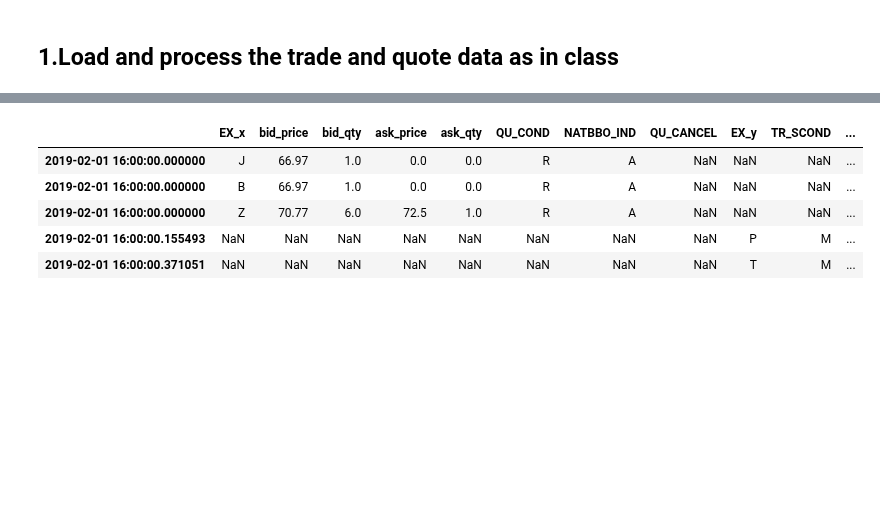
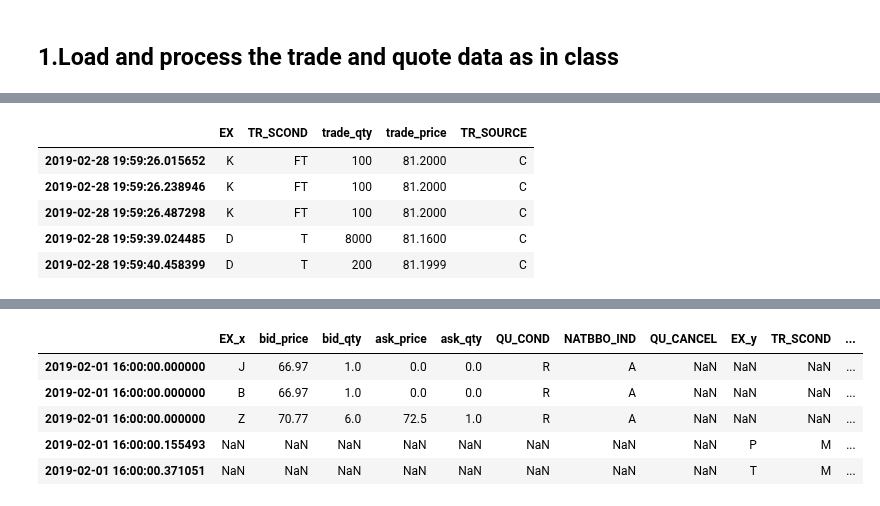
Before and after one commit to franklili3/Python-for-Finance-Engineering, a Jupyter notebook: homework4/homework4.ipynb, the cells around one changed output, grey strips where cells are left out. Saved outputs shown, nothing was run; the diff lists cells and outputs as text; code cells hidden in the pictures; blank space fills up the shorter version.

```diff
--- a/homework4/homework4.ipynb
+++ b/homework4/homework4.ipynb
@@ -47,3 +47,12 @@ finished fixing trade index : 2019-04-29 19:43:26:916208
+# %%
+trades.tail()
+# %% [output]
+|  | EX | TR_SCOND | trade_qty | trade_price | TR_SOURCE |
+| 2019-02-28 19:59:26.015652 | K | FT | 100 | 81.2000 | C |
+| 2019-02-28 19:59:26.238946 | K | FT | 100 | 81.2000 | C |
+| 2019-02-28 19:59:26.487298 | K | FT | 100 | 81.2000 | C |
+| 2019-02-28 19:59:39.024485 | D | T | 8000 | 81.1600 | C |
+| 2019-02-28 19:59:40.458399 | D | T | 200 | 81.1999 | C |
 # %%
 # load quotes
 show_time( 'started loading quotes' )
```
Also changed, not shown: parts of 7 cells of this notebook.
